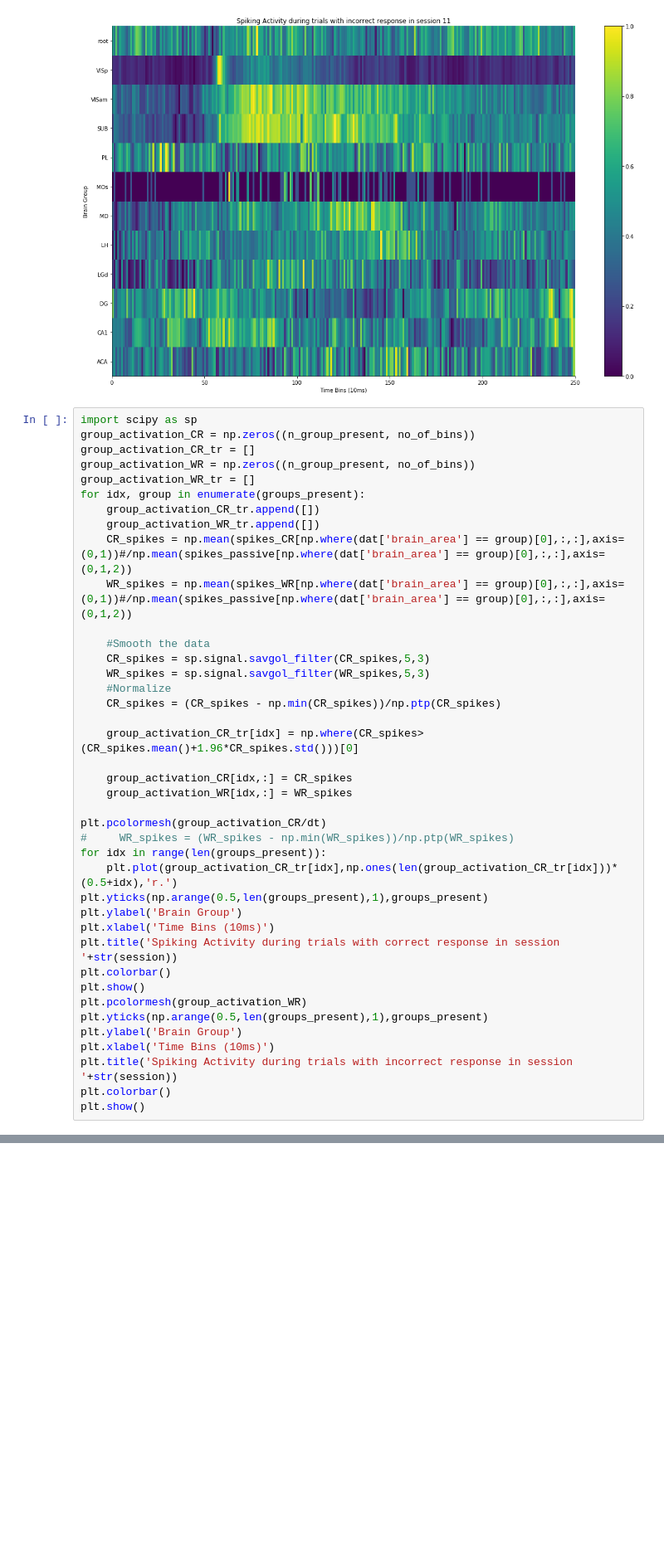
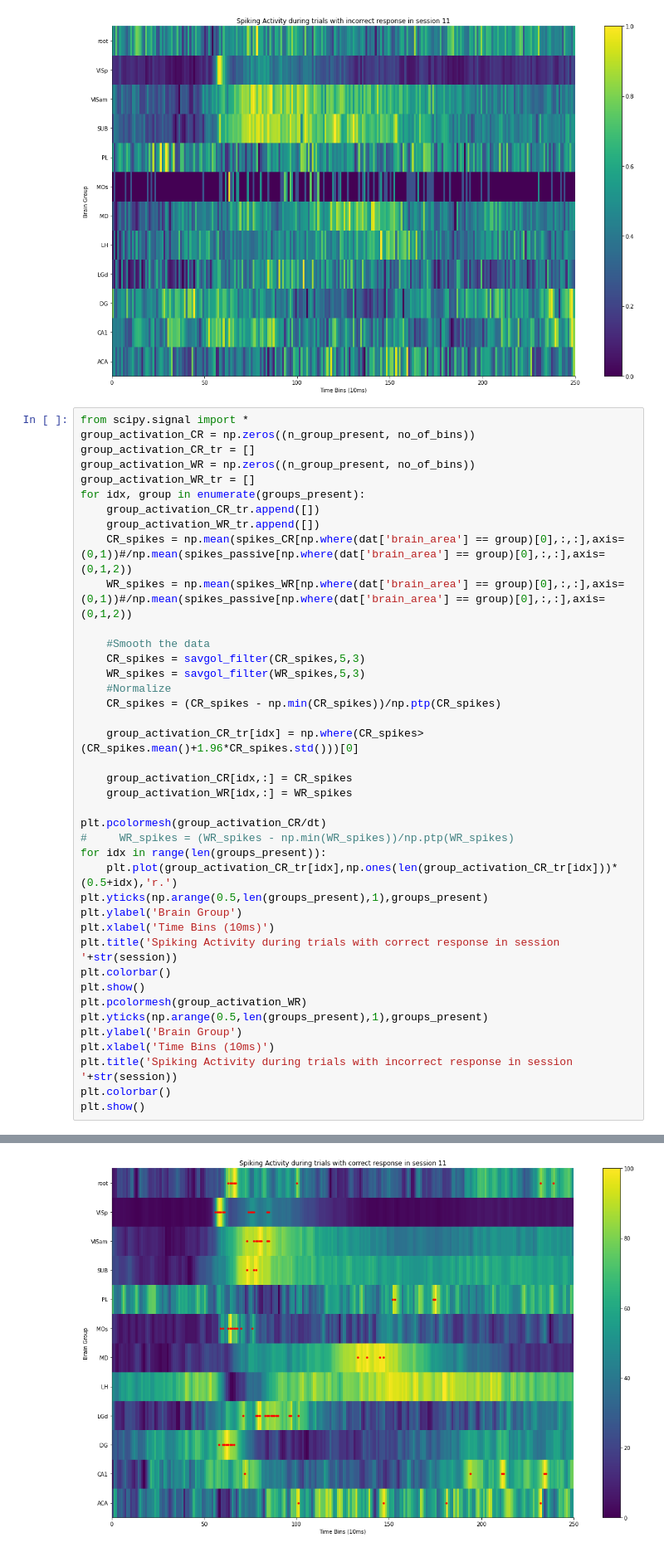
Before and after one commit to tipsyfermion/NMA_Mapping_Brain_Networks_2020, a Jupyter notebook: code/dataAnalysis.ipynb, the cells around one changed output, grey strips where cells are left out. Shown at 83% size. Drawn from its saved outputs; the diff is of its cells as text; blank space fills up the shorter version.

```diff
--- a/code/dataAnalysis.ipynb
+++ b/code/dataAnalysis.ipynb
@@ -168,7 +168,7 @@ plt.show()
 [figure]
 [figure]
 # %%
-import scipy as sp
+from scipy.signal import *
 group_activation_CR = np.zeros((n_group_present, no_of_bins))
 group_activation_CR_tr = []
 group_activation_WR = np.zeros((n_group_present, no_of_bins))
@@ -180,8 +180,8 @@ for idx, group in enumerate(groups_present):
     WR_spikes = np.mean(spikes_WR[np.where(dat['brain_area'] == group)[0],:,:],axis=(0,1))#/np.mean(spikes_passive[np.where(dat['brain_area'] == group)[0],:,:],axis=(0,1,2))
 
     #Smooth the data
-    CR_spikes = sp.signal.savgol_filter(CR_spikes,5,3)
-    WR_spikes = sp.signal.savgol_filter(WR_spikes,5,3)
+    CR_spikes = savgol_filter(CR_spikes,5,3)
+    WR_spikes = savgol_filter(WR_spikes,5,3)
     #Normalize
     CR_spikes = (CR_spikes - np.min(CR_spikes))/np.ptp(CR_spikes)
 
@@ -211,0 +211 @@ AttributeError: module 'scipy' has no attribute 'signal'
+[figure, added]
```
Also changed, not shown: parts of 7 cells of this notebook.
